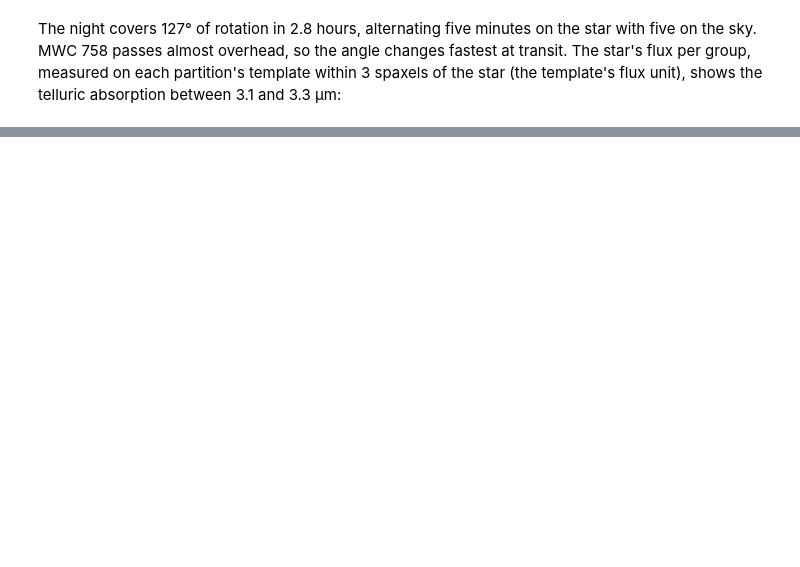
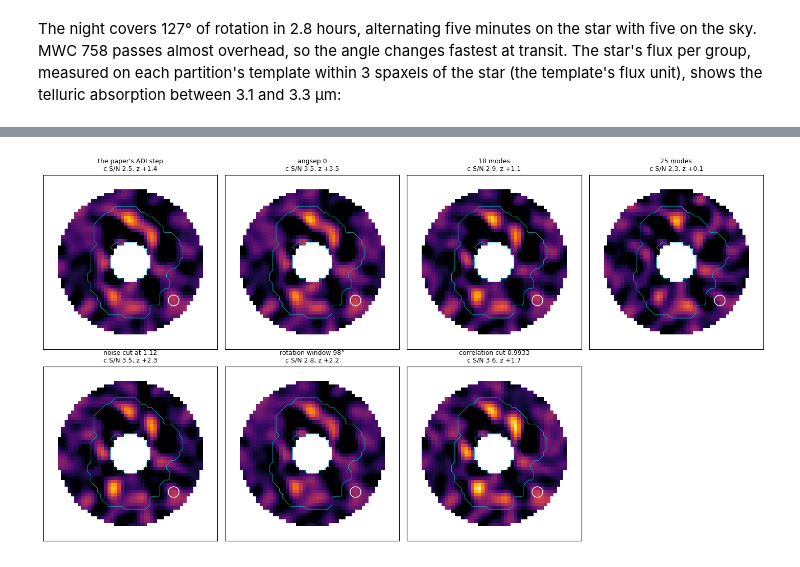
Before and after one commit to astrowagner/KLIP-TPE, a Jupyter notebook: tutorials/07_lbti_ales_mwc758.ipynb, the cells around one changed output, grey strips where cells are left out. Drawn from its saved outputs; the diff is of its cells as text; code cells hidden in the pictures; blank space fills up the shorter version.

```diff
--- a/tutorials/07_lbti_ales_mwc758.ipynb
+++ b/tutorials/07_lbti_ales_mwc758.ipynb
@@ -250,0 +308,43 @@ space, and `annulus01/progress.gif` is the movie of this run.
+# %%
+rng = np.random.default_rng(20261024)
+DRAWS = [[Source(s.rho, s.theta, 2e-5) for s in sampler.sample(2, 0.6, 0.6, rng, 1.0)] for _ in range(8)]
+m = objective.metric
+
+
+def throughput(img, clean, src):
+    """Each injected source's matched-filter peak in (injected - clean) over the clean image's noise there."""
+    kw = dict(kernel=m.kernel(src[0].rho), search_px=m.search_px, excl_fwhm=m.excl_fwhm, known=m.known,
+              declip_nsig=m.declip_nsig, band_fwhm=m.band_fwhm, min_ring=m.min_ring, penalty=m.penalty,
+              inner_fwhm=m.inner_fwhm, angle_convention=m.angle_convention, return_details=True)
+    rho, th = [s.rho for s in src], [s.theta for s in src]
+    _, dc = mawet_peak_snr(clean, rho, th, red.pxscale, red.fwhm, pixel_mask=m.pixel_mask, **kw)
+    _, dd = mawet_peak_snr(img - clean, rho, th, red.pxscale, red.fwhm, pixel_mask=None, **kw)
+    return float(np.nanmedian([d2["peak"] / (d1["sigma"] * np.sqrt(1.0 + 1.0 / max(int(d1.get("nap", 3)), 3)))
+                               for d1, d2 in zip(dc, dd)]))
+
+
+def injections(params, groups):
+    """The objective's score and the throughput S/N on each draw, and the clean image."""
+    clean = reduce(params, groups).image
+    sc, th = [], []
+    for src in DRAWS:
+        img = reduce(params, groups, injections=src).image
+        sc.append(objective.score_search(img, src, clean).score)
+        th.append(throughput(img, clean, src))
+    return np.array(sc), np.array(th), clean
+
+
+ROUTES = {"the paper's ADI step": PAPER,
+          "angsep 0": dict(PAPER, angsep=0.0),
+          "18 modes": dict(PAPER, k_klip=18),
+          "25 modes": dict(PAPER, k_klip=25),
+          "noise cut at 1.12": dict(PAPER, noise_max=1.12),
+          "rotation window 98°": dict(PAPER, anglemax=98),
+          "correlation cut 0.9933": dict(PAPER, corr_thresh=0.99326749)}    # the cut the searches find (section 7)
+routes = {name: injections(prm, FIG1B) for name, prm in ROUTES.items()}
+th0 = routes["the paper's ADI step"][1].mean()
+for name, (sc, th, clean) in routes.items():
+    c, z, n = c_on_ring(clean)
+    a, asn = arms(clean)
+    print(f"{name:24s} objective {sc.mean():4.2f}, throughput S/N {th.mean():4.2f} ({th.mean() / th0:4.2f} x);  "
+          f"arms {a / ARM0:4.2f}, arm S/N {asn:4.2f};  c {c:4.2f} (z {z:+5.2f})")
@@ -250,0 +384,4 @@ space, and `annulus01/progress.gif` is the movie of this run.
+# %%
+show({name: im for name, (_, _, im) in routes.items()})
+# %% [output]
+[figure, added]
```
Also changed, not shown: parts of 52 cells of this notebook, 13 other files.
